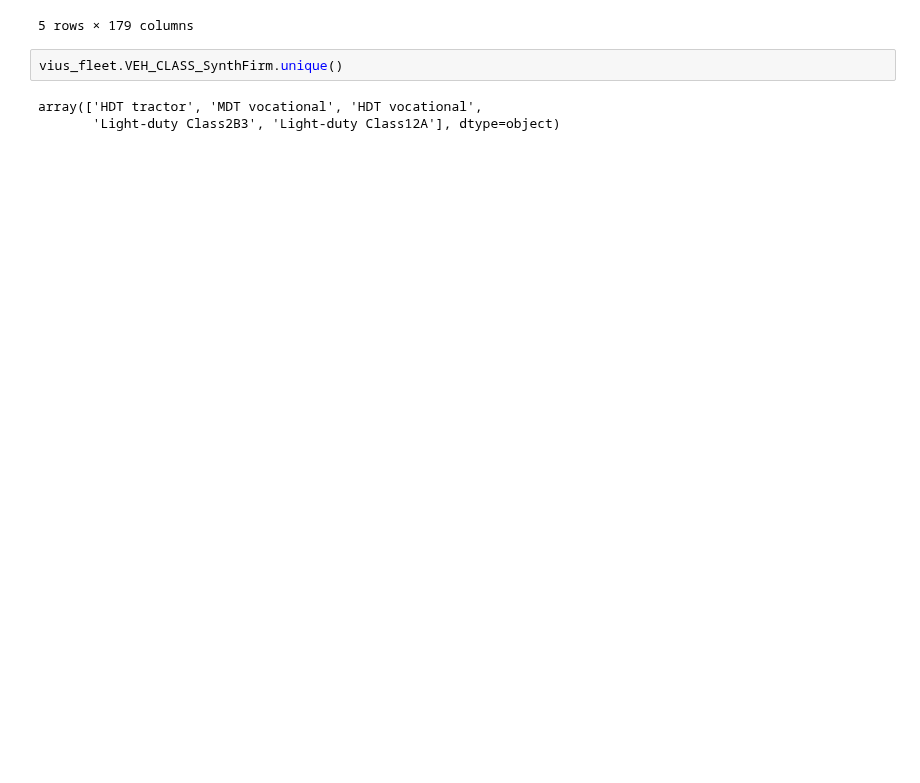
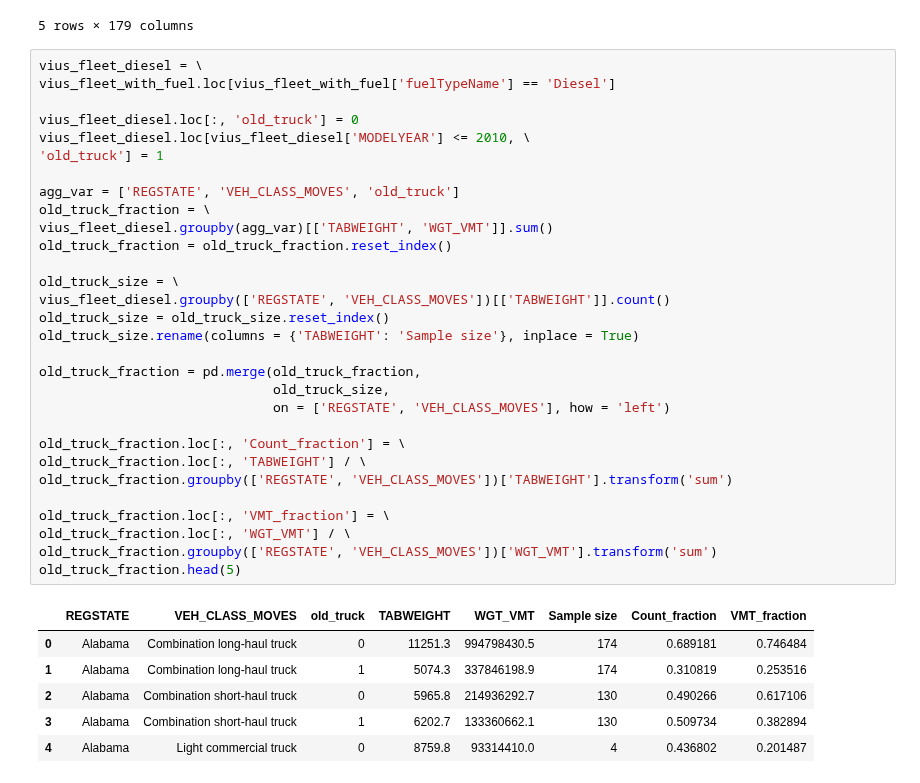
Before and after one commit to LBNL-UCB-STI/SynthFirm, a Jupyter notebook: input_generation/fleet_generation/VIUS_stats_for_synthfirm.ipynb, the cells around one changed output. Cells and saved outputs as stored; diff of their text form; blank space fills up the shorter version.

```diff
--- a/input_generation/fleet_generation/VIUS_stats_for_synthfirm.ipynb
+++ b/input_generation/fleet_generation/VIUS_stats_for_synthfirm.ipynb
@@ -161,7 +161,39 @@ vius_fleet.head(5)
 | 4 | 10 | 240.2 | Ohio | 2019 | New | 60,001 to 80,000 pounds | Air | Not applicable (see 'Applicable V... | Some commercial activity | ... |
 5 rows × 179 columns
 # %%
-vius_fleet.VEH_CLASS_SynthFirm.unique()
+vius_fleet_diesel = \
+vius_fleet_with_fuel.loc[vius_fleet_with_fuel['fuelTypeName'] == 'Diesel']
+
+vius_fleet_diesel.loc[:, 'old_truck'] = 0
+vius_fleet_diesel.loc[vius_fleet_diesel['MODELYEAR'] <= 2010, \
+'old_truck'] = 1
+
+agg_var = ['REGSTATE', 'VEH_CLASS_MOVES', 'old_truck']
+old_truck_fraction = \
+vius_fleet_diesel.groupby(agg_var)[['TABWEIGHT', 'WGT_VMT']].sum()
+old_truck_fraction = old_truck_fraction.reset_index()
+
+old_truck_size = \
+vius_fleet_diesel.groupby(['REGSTATE', 'VEH_CLASS_MOVES'])[['TABWEIGHT']].count()
+old_truck_size = old_truck_size.reset_index()
+old_truck_size.rename(columns = {'TABWEIGHT': 'Sample size'}, inplace = True)
+
+old_truck_fraction = pd.merge(old_truck_fraction,
+                              old_truck_size,
+                              on = ['REGSTATE', 'VEH_CLASS_MOVES'], how = 'left')
+
+old_truck_fraction.loc[:, 'Count_fraction'] = \
+old_truck_fraction.loc[:, 'TABWEIGHT'] / \
+old_truck_fraction.groupby(['REGSTATE',	'VEH_CLASS_MOVES'])['TABWEIGHT'].transform('sum')
+
+old_truck_fraction.loc[:, 'VMT_fraction'] = \
+old_truck_fraction.loc[:, 'WGT_VMT'] / \
+old_truck_fraction.groupby(['REGSTATE',	'VEH_CLASS_MOVES'])['WGT_VMT'].transform('sum')
+old_truck_fraction.head(5)
 # %% [output]
-array(['HDT tractor', 'MDT vocational', 'HDT vocational',
-       'Light-duty Class2B3', 'Light-duty Class12A'], dtype=object)
+|  | REGSTATE | VEH_CLASS_MOVES | old_truck | TABWEIGHT | WGT_VMT | Sample size | Count_fraction | VMT_fraction |
+| 0 | Alabama | Combination long-haul truck | 0 | 11251.3 | 994798430.5 | 174 | 0.689181 | 0.746484 |
+| 1 | Alabama | Combination long-haul truck | 1 | 5074.3 | 337846198.9 | 174 | 0.310819 | 0.253516 |
+| 2 | Alabama | Combination short-haul truck | 0 | 5965.8 | 214936292.7 | 130 | 0.490266 | 0.617106 |
+| 3 | Alabama | Combination short-haul truck | 1 | 6202.7 | 133360662.1 | 130 | 0.509734 | 0.382894 |
+| 4 | Alabama | Light commercial truck | 0 | 8759.8 | 93314410.0 | 4 | 0.436802 | 0.201487 |
```
Also changed, not shown: parts of 3 cells of this notebook, 3 other files.
